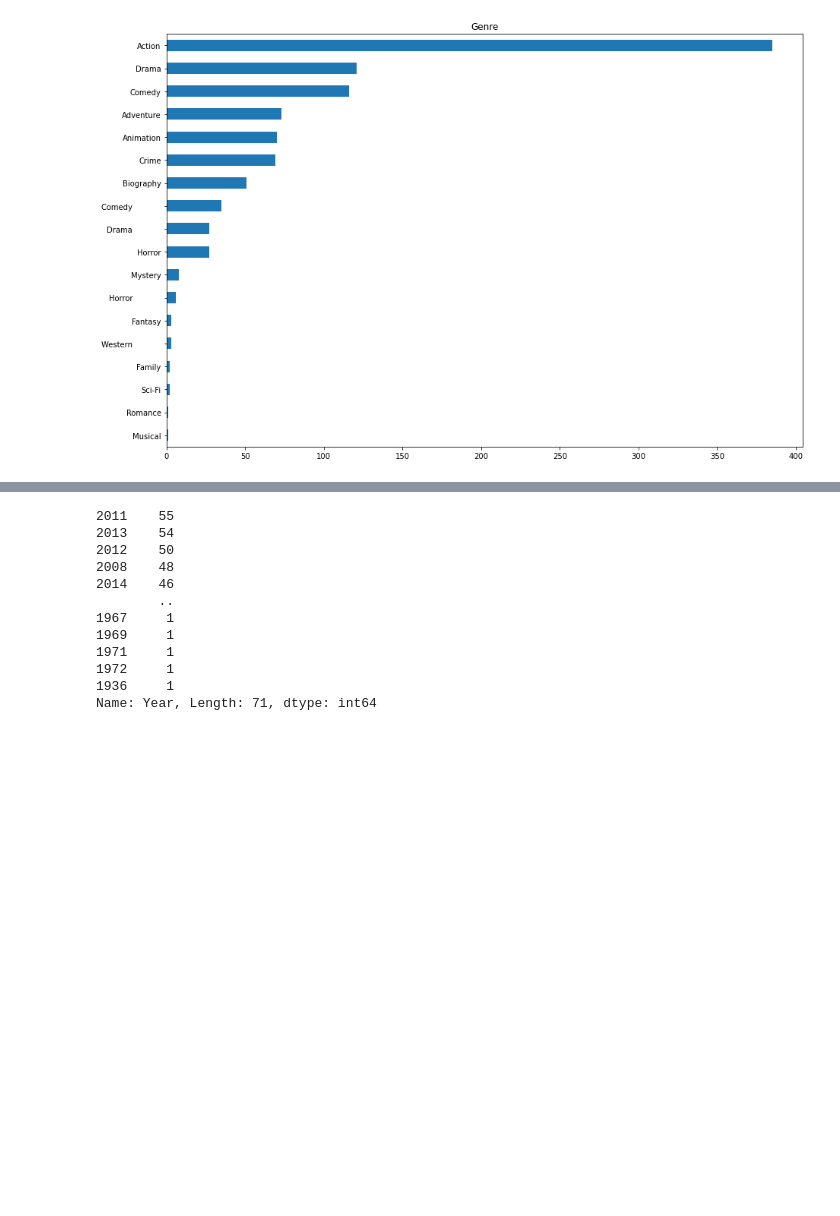
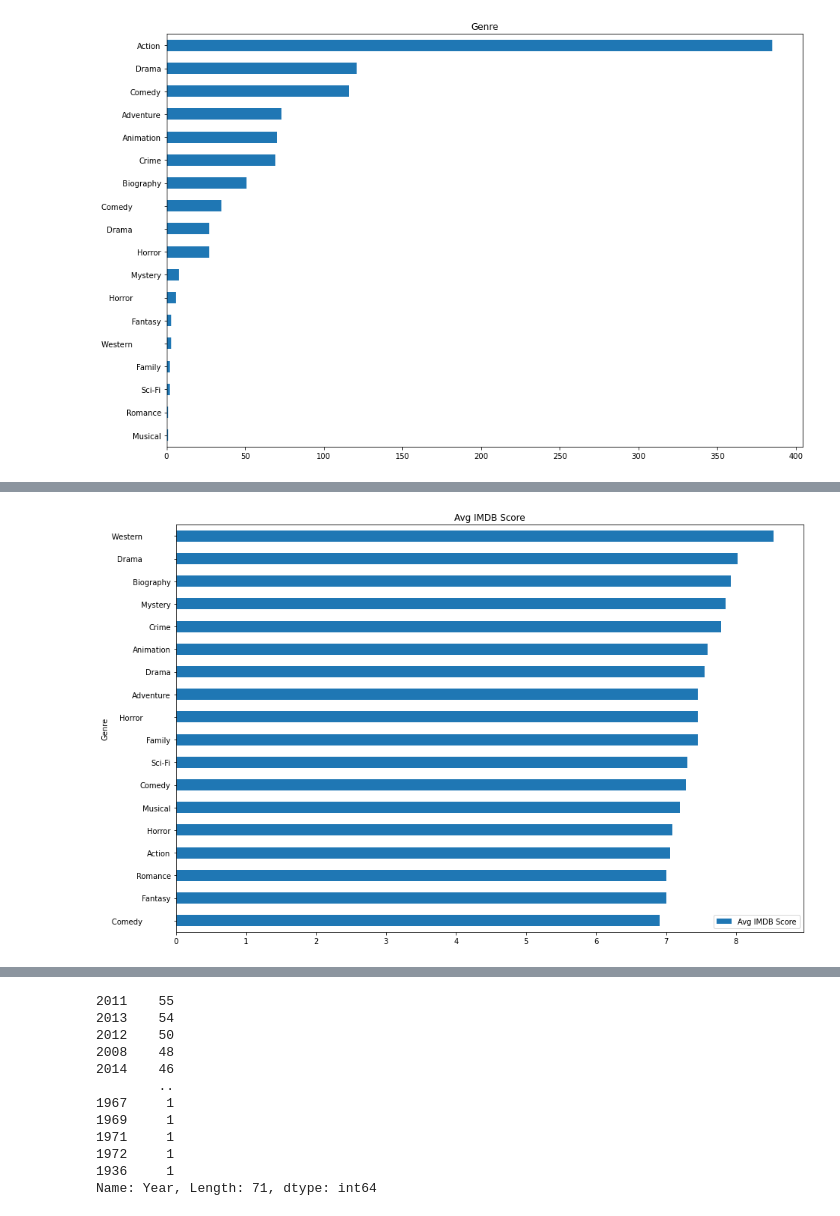
Before and after one commit to kdsl01/Data_science_Project_Scrpaer_and_data, a Jupyter notebook: data_project_2.ipynb, the cells around one changed output, grey strips where cells are left out. Drawn from its saved outputs; the diff is of its cells as text; code cells hidden in the pictures; blank space fills up the shorter version.

```diff
--- a/data_project_2.ipynb
+++ b/data_project_2.ipynb
@@ -139,3 +113,27 @@ plt.savefig('fig3.jpeg', dpi = 150)
+# %%
+test2 = train['Genre'].value_counts().rename_axis('Genre').reset_index(name='amount')
+genlist = []
+for index, row in test2.iterrows():
+    genlist.append(row['Genre'])
+# %%
+total2 = len(genlist)
+ccx3 = []
+newgenlist = []
+for g in range(total2):
+    x3 = train.loc[(train['Genre'] == genlist[g])]
+    if len(x3['Year']) > 0:
+        newgenlist.append(genlist[g])
+        genavg = x3['IMDB score'].sum() / len(x3['Year'])
+        ccx3.append(genavg)
+
+d3 = {'Genre':newgenlist,'Avg IMDB Score':ccx3}
+genavg = pd.DataFrame(d3)
+
+sort3 = genavg.sort_values(by=['Avg IMDB Score'], ascending=False)
+sort3.head(20).sort_values(by=['Avg IMDB Score']).plot(x = 'Genre', y = 'Avg IMDB Score', kind='barh', subplots=True, figsize=(15,10))
+plt.savefig('fig5.jpeg', dpi = 150)
+# %% [output]
+[figure, added]
 # %%
 ccx2 = []
 year = []
```
Also changed, not shown: parts of 4 cells of this notebook.
